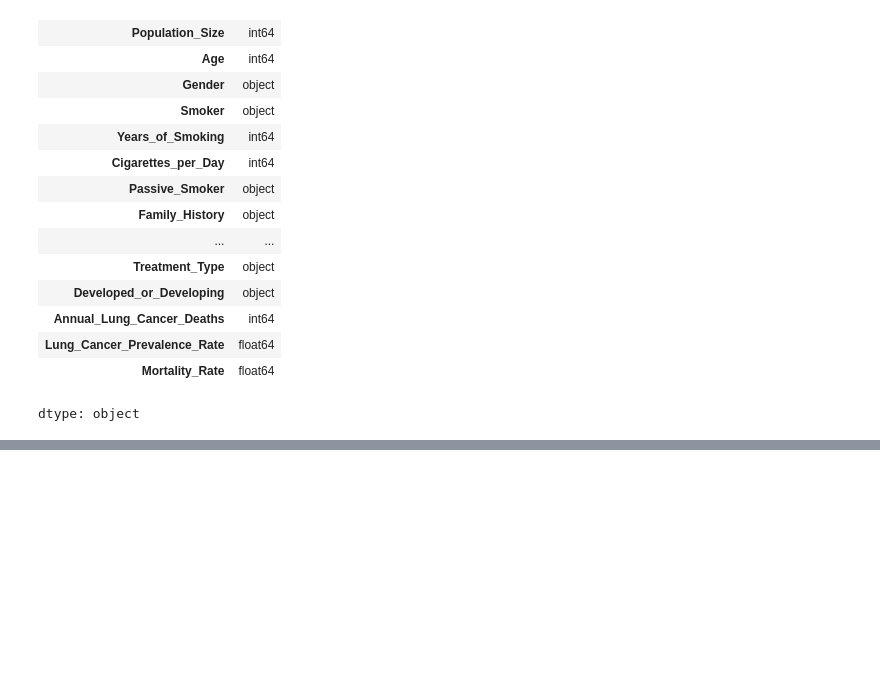
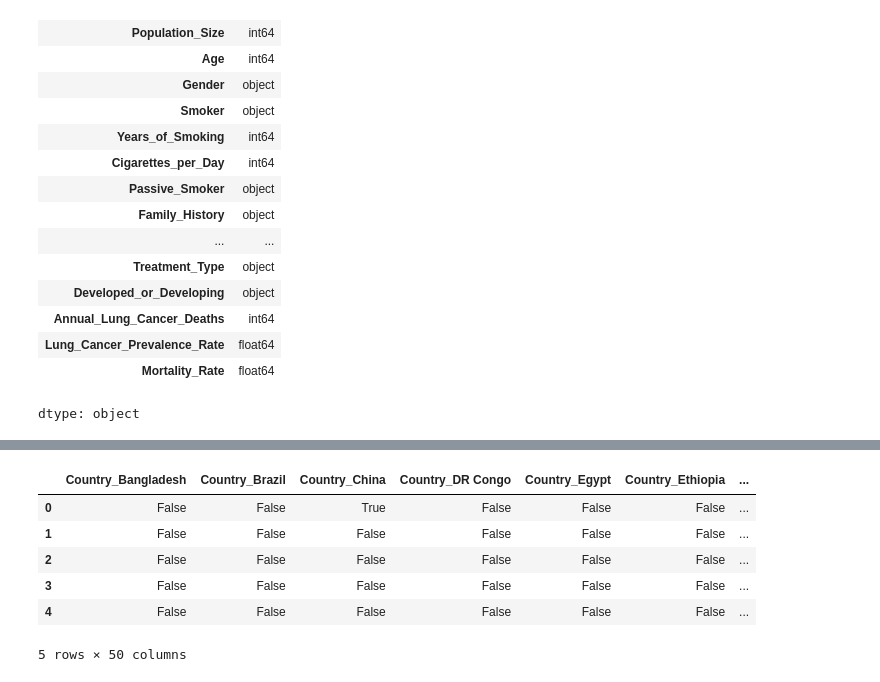
Before and after one commit to sowmyarshetty/Project2-AI-Class, a Jupyter notebook: Project2_AI_Class.ipynb, the cells around one changed output, grey strips where cells are left out. Cells and saved outputs as stored; diff of their text form; code cells hidden in the pictures; blank space fills up the shorter version.

```diff
--- a/Project2_AI_Class.ipynb
+++ b/Project2_AI_Class.ipynb
@@ -81,0 +85,14 @@ dtype: object
+# %%
+# Transform the country, gender column using get_dummies()
+
+df_categorical_data = pd.get_dummies(df_lc[['Country','Gender','Smoker','Passive_Smoker','Family_History', 'Lung_Cancer_Diagnosis', 'Cancer_Stage','Adenocarcinoma_Type', 'Air_Pollution_Exposure','Occupational_Exposure', 'Indoor_Pollution', 'Healthcare_Access']])
+
+df_categorical_data.head(5)
+# %% [output]
+|  | Country_Bangladesh | Country_Brazil | Country_China | Country_DR Congo | Country_Egypt | Country_Ethiopia | ... |
+| 0 | False | False | True | False | False | False | ... |
+| 1 | False | False | False | False | False | False | ... |
+| 2 | False | False | False | False | False | False | ... |
+| 3 | False | False | False | False | False | False | ... |
+| 4 | False | False | False | False | False | False | ... |
+5 rows × 50 columns
```
Also changed, not shown: parts of 11 cells of this notebook.
